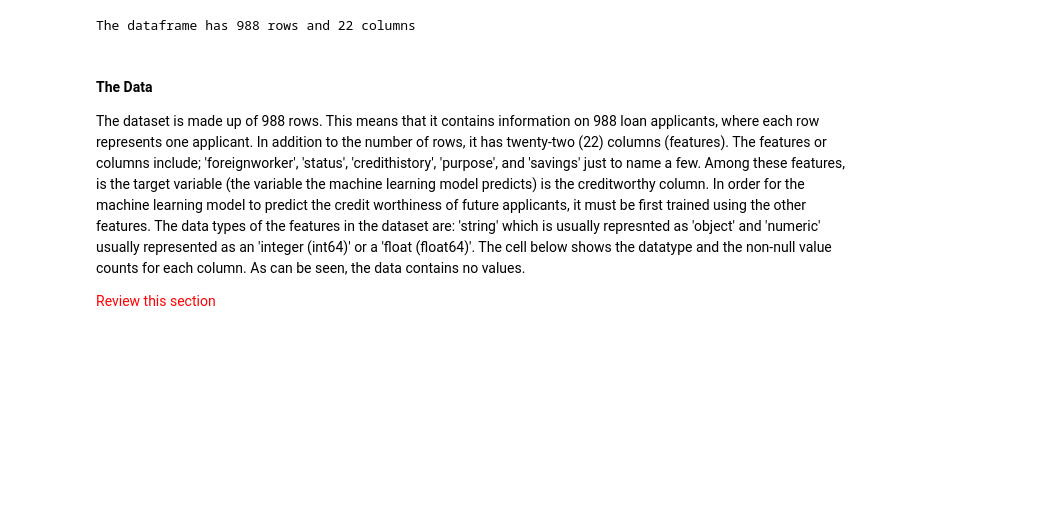
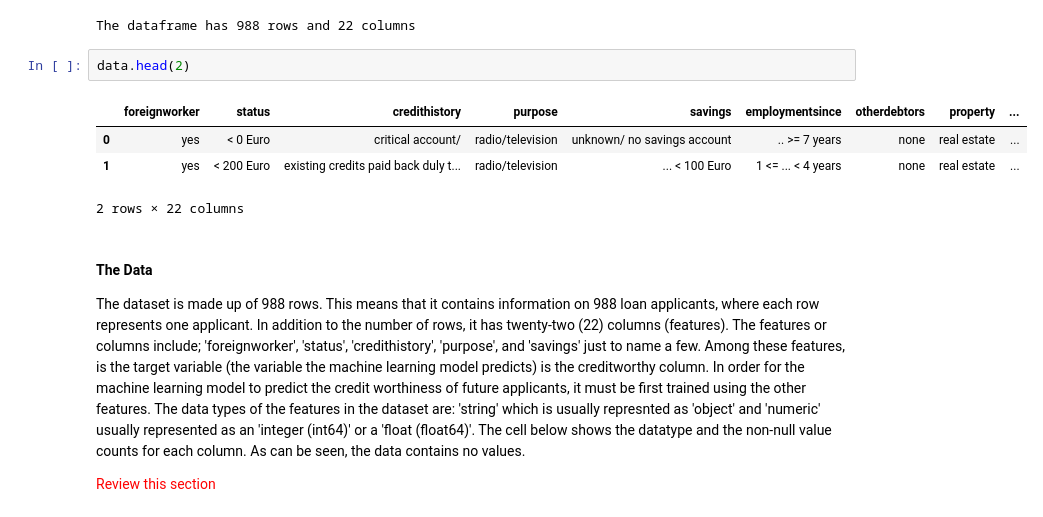
Before and after one commit to joeelorm/Projects, a Jupyter notebook: Predictive_analytics.ipynb, the cells around one changed output. Drawn from its saved outputs; the diff is of its cells as text; blank space fills up the shorter version.

```diff
--- a/Predictive_analytics.ipynb
+++ b/Predictive_analytics.ipynb
@@ -67,6 +67,13 @@ data = pd.read_excel('./Datasets/data.xlsx')
 print('The dataframe has {} rows and {} columns'.format(data.shape[0], data.shape[1]))
 # %% [output]
 The dataframe has 988 rows and 22 columns
+# %%
+data.head(2)
+# %% [output]
+|  | foreignworker | status | credithistory | purpose | savings | employmentsince | otherdebtors | property | ... |
+| 0 | yes | < 0 Euro | critical account/ | radio/television | unknown/ no savings account | .. >= 7 years | none | real estate | ... |
+| 1 | yes | < 200 Euro | existing credits paid back duly t... | radio/television | ... < 100 Euro | 1 <= ... < 4 years | none | real estate | ... |
+2 rows × 22 columns
 # %% [markdown]
 <h4 style = 'font-family:verdana'>The Data</h4>
 <p style = 'font-family:verdana'> The dataset is made up of 988 rows. This means that it contains information on 988 loan applicants, where each row represents one applicant. In addition to the number of rows, it has twenty-two (22) columns (features). The features or columns include; 'foreignworker', 'status', 'credithistory', 'purpose', and 'savings' just to name a few. Among these features, is the target variable (the variable the machine learning model predicts) is the creditworthy column. In order for the machine learning model to predict the credit worthiness of future applicants, it must be first trained using the other features. The data types of the features in the dataset are: 'string' which is usually represnted as 'object' and 'numeric' usually represented as an 'integer (int64)' or a 'float (float64)'. The cell below shows the datatype and the non-null value counts for each column. As can be seen, the data contains no values.</p>
```
Also changed, not shown: parts of 3 cells of this notebook.
